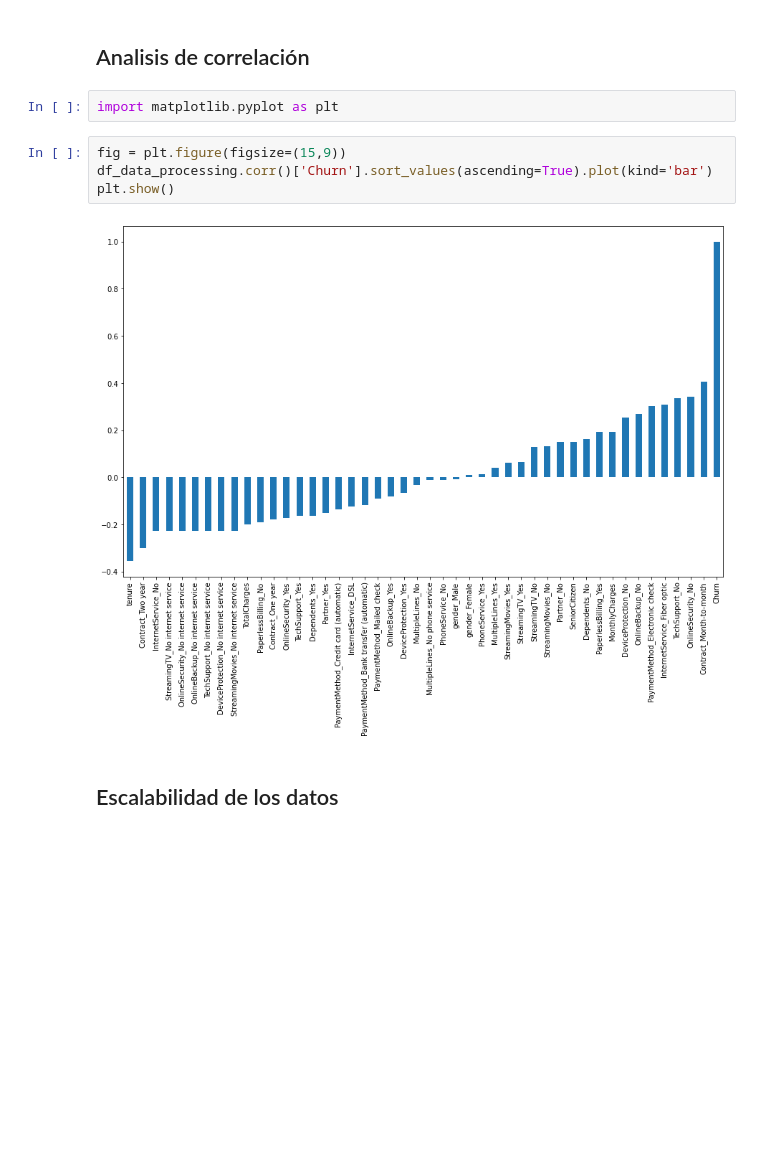
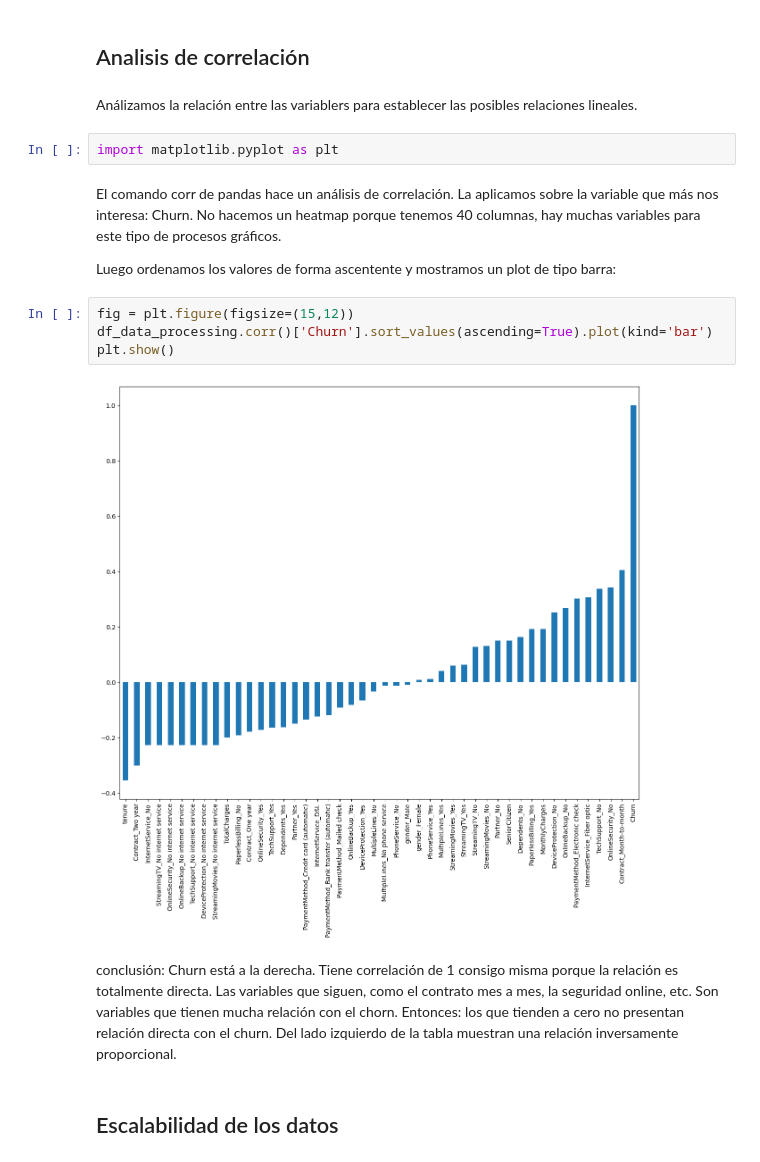
Before and after one commit to adolfo85/regresionLogistica, a Jupyter notebook: regresion_logistica_binomial.ipynb, the cells around one changed output. Saved outputs shown, nothing was run; the diff lists cells and outputs as text; blank space fills up the shorter version.

Commit message:
análisis de correlación

```diff
--- a/regresion_logistica_binomial.ipynb
+++ b/regresion_logistica_binomial.ipynb
@@ -125,14 +125,24 @@ df_data_processing.head(5)
 5 rows × 46 columns
 # %% [markdown]
 ## Analisis de correlación
+# %% [markdown]
+Análizamos la relación entre las variablers para establecer las posibles relaciones lineales.
 # %%
 import matplotlib.pyplot as plt
+# %% [markdown]
+El comando corr de pandas hace un análisis de correlación. La aplicamos sobre la variable que más nos interesa: Churn.
+No hacemos un heatmap porque tenemos 40 columnas, hay muchas variables para este tipo de procesos gráficos.
+
+Luego ordenamos los valores de forma ascentente y mostramos un plot de tipo barra:
 # %%
-fig = plt.figure(figsize=(15,9))
+fig = plt.figure(figsize=(15,12))
 df_data_processing.corr()['Churn'].sort_values(ascending=True).plot(kind='bar')
 plt.show()
 # %% [output]
-[figure, old version]
+[figure, new version]
+# %% [markdown]
+conclusión: Churn está a la derecha. Tiene correlación de 1 consigo misma porque la relación es totalmente directa. Las variables que siguen, como el contrato mes a mes, la seguridad online, etc. Son variables que tienen mucha relación con el chorn. Entonces: los que tienden a cero no presentan relación directa con el churn.
+Del lado izquierdo de la tabla muestran una relación inversamente proporcional.
 # %% [markdown]
 ## Escalabilidad de los datos
 # %%
```
